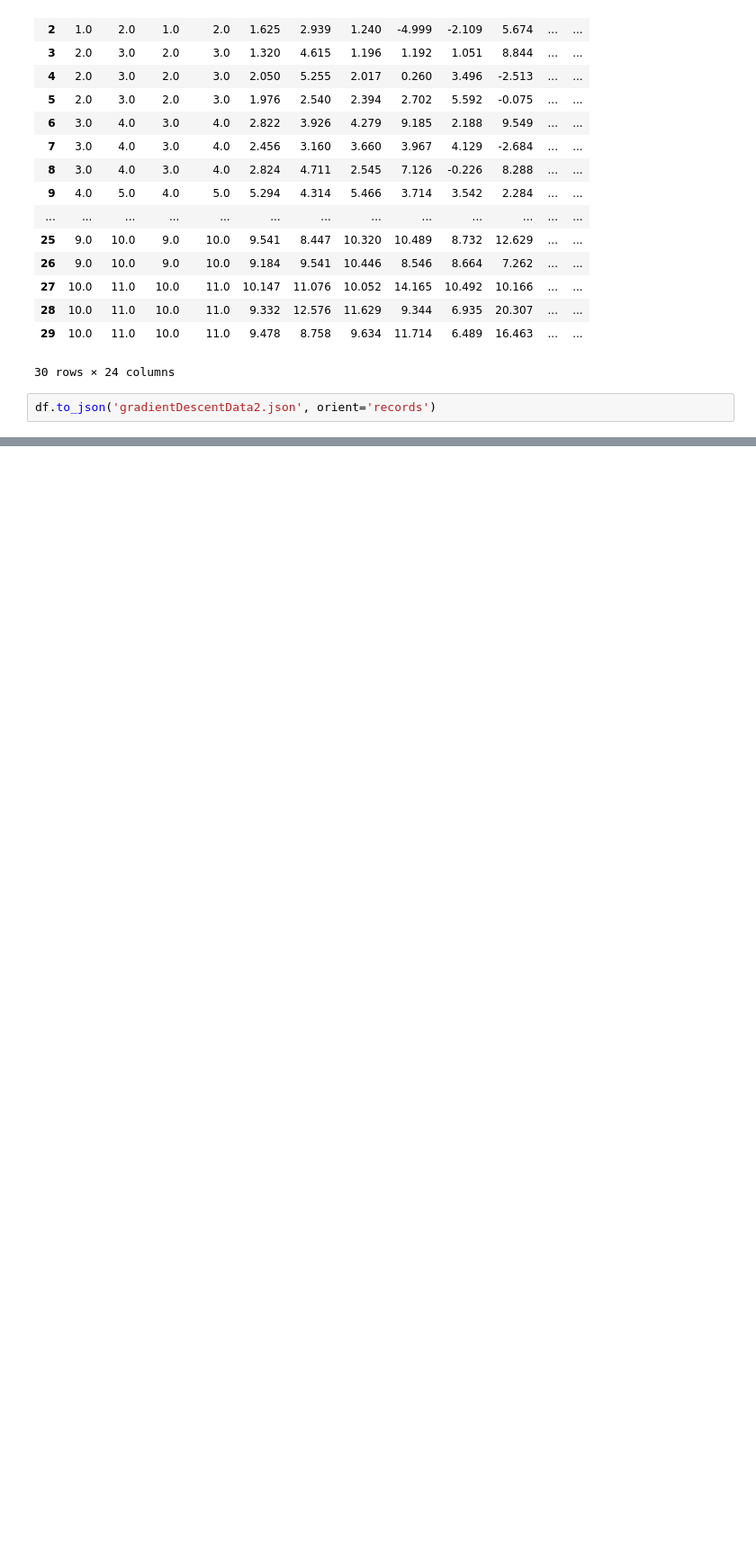
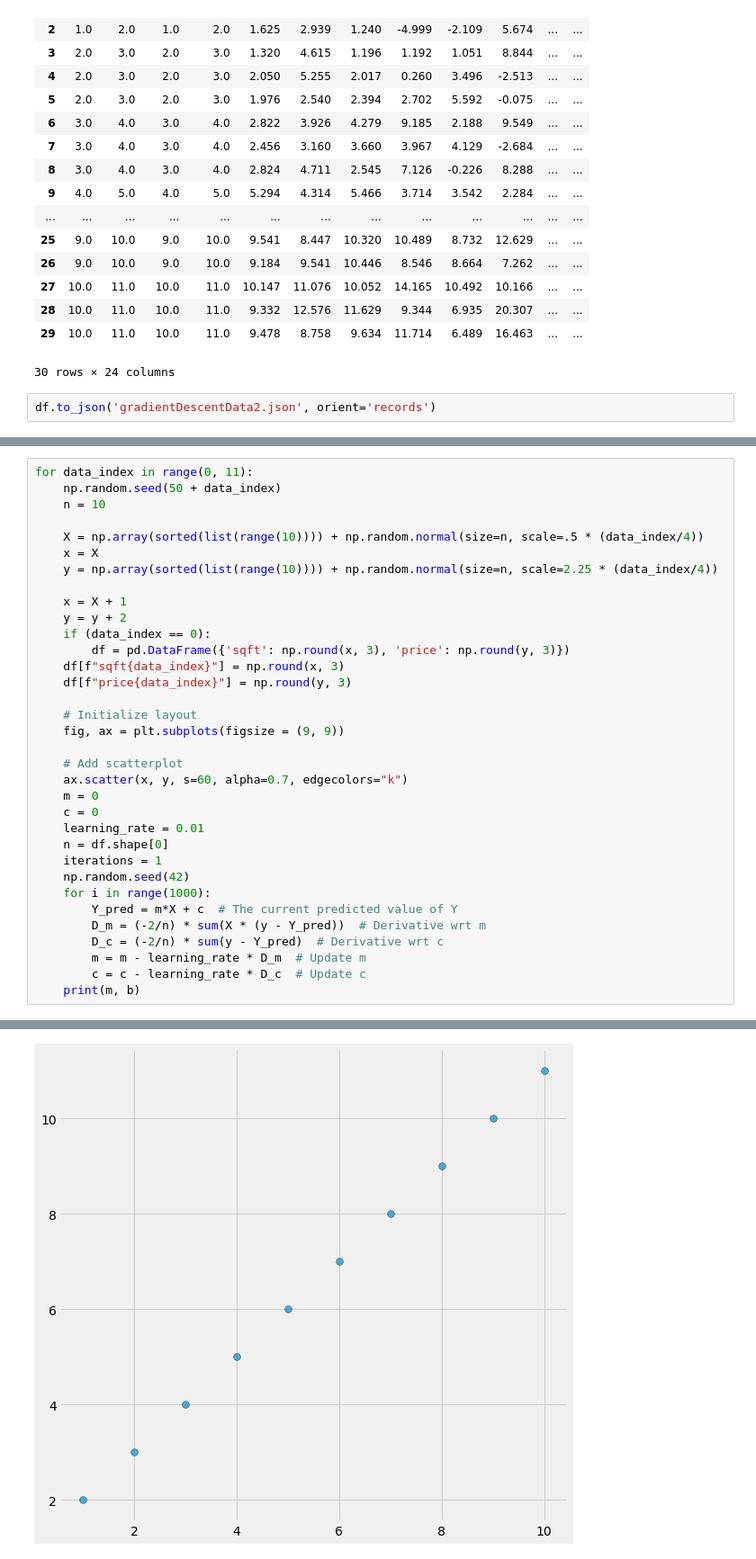
Before and after one commit to aws-samples/aws-mlu-explain, a Jupyter notebook: code/linear-regression/python/linear-regression-new-data.ipynb, the cells around one changed output, grey strips where cells are left out. Shown: that part at 90% size. Saved outputs shown, nothing was run; the diff lists cells and outputs as text; blank space fills up the shorter version.

```diff
--- a/code/linear-regression/python/linear-regression-new-data.ipynb
+++ b/code/linear-regression/python/linear-regression-new-data.ipynb
@@ -371,0 +373,35 @@ Name: sqft, dtype: float64
+# %%
+for data_index in range(0, 11):
+    np.random.seed(50 + data_index)
+    n = 10
+
+    X = np.array(sorted(list(range(10)))) + np.random.normal(size=n, scale=.5 * (data_index/4))
+    x = X
+    y = np.array(sorted(list(range(10)))) + np.random.normal(size=n, scale=2.25 * (data_index/4))
+
+    x = X + 1
+    y = y + 2
+    if (data_index == 0):
+        df = pd.DataFrame({'sqft': np.round(x, 3), 'price': np.round(y, 3)})
+    df[f"sqft{data_index}"] = np.round(x, 3)
+    df[f"price{data_index}"] = np.round(y, 3)
+
+    # Initialize layout
+    fig, ax = plt.subplots(figsize = (9, 9))
+
+    # Add scatterplot
+    ax.scatter(x, y, s=60, alpha=0.7, edgecolors="k")
+    m = 0
+    c = 0
+    learning_rate = 0.01
+    n = df.shape[0]
+    iterations = 1
+    np.random.seed(42)
+    for i in range(1000):
+        Y_pred = m*X + c  # The current predicted value of Y
+        D_m = (-2/n) * sum(X * (y - Y_pred))  # Derivative wrt m
+        D_c = (-2/n) * sum(y - Y_pred)  # Derivative wrt c
+        m = m - learning_rate * D_m  # Update m
+        c = c - learning_rate * D_c  # Update c
+    print(m, b)
+# %% [output]
@@ -371,0 +419 @@ Name: sqft, dtype: float64
+[figure, added]
```
Also changed, not shown: parts of 40 cells of this notebook, 27 other files.
